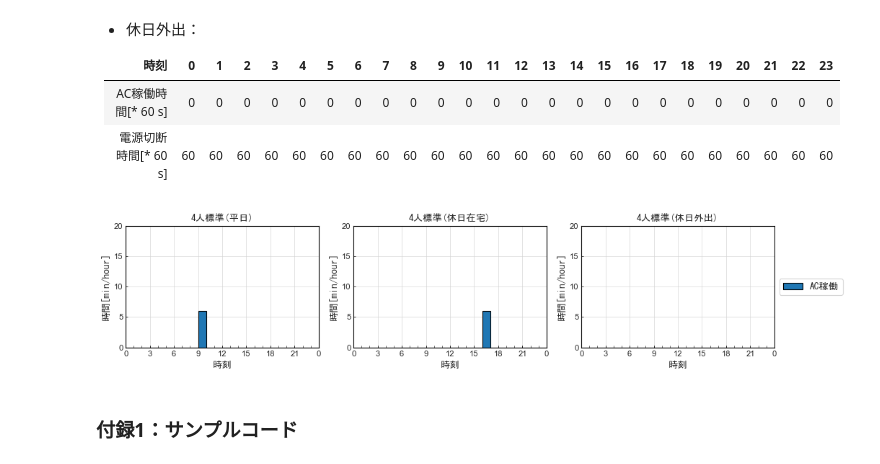
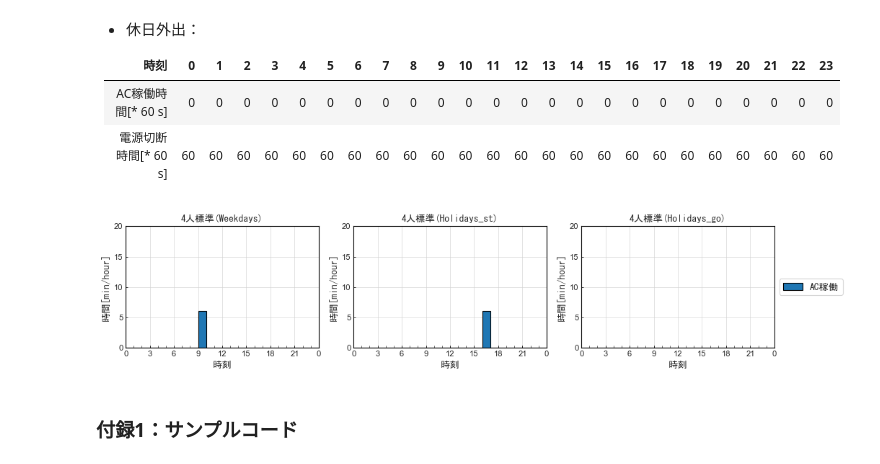
Before and after one commit to HiromiHabara/Jiritsu-EnergyUseOfApp, a Jupyter notebook: iron.ipynb, the cells around one changed output. Saved outputs shown, nothing was run; the diff lists cells and outputs as text; code cells hidden in the pictures.

Commit message:
Change code in plot_hourly_bar_char
plot_hourly_bar_charのコードを変更。

```diff
--- a/iron.ipynb
+++ b/iron.ipynb
@@ -209,19 +209,19 @@ Spec = {'Iron00':{'Prtd_opg':1400}}
 |電源切断時間[\* 60 s] | 60| 60| 60| 60| 60| 60| 60| 60| 60| 60| 60| 60| 60| 60| 60| 60| 60| 60| 60| 60| 60| 60| 60| 60|
 # %%
 # 機器使用スケジュール：4人標準世帯_AC接続下での稼働時間[s]
-schd_ac_opg_4p_std = { 'weekdays'    : [0]* 9 + [360]*1 + [0]*14,
-                       'holidays_st' : [0]*16 + [360]*1 + [0]* 7,
-                       'holidays_go' : [0]*24
+schd_ac_opg_4p_std = { 'Weekdays'    : [0]* 9 + [360]*1 + [0]*14,
+                       'Holidays_st' : [0]*16 + [360]*1 + [0]* 7,
+                       'Holidays_go' : [0]*24
                      }
 # %%
-def plot_hourly_bar_chart(fig_title, y_value_set, y_value_set_name_p, y_value_set_name_s, category_label,
+def plot_hourly_bar_chart(fig_title, y_value_set, y_value_set_name_p, y_value_set_names_s, category_labels,
                           y_label, y_lower, y_upper, y_interval, y_convert_unit):
     '''横軸が時刻（1時間間隔、0～23時間）の棒グラフを作成する'''
     # fig_title：図のタイトル
     # y_value_set：y軸の値
     # y_value_set_name_p：y軸の値のデータセット名（主）
-    # y_value_set_name_s：y軸の値のデータセット名（副）
-    # category_label：カテゴリーのラベル
+    # y_value_set_names_s：y軸の値のデータセット名（副）
+    # category_labels：カテゴリーのラベル
     # y_label：y軸のラベル
     # y_lower：y軸の表示の下限
     # y_ upper：y軸の表示の上限
@@ -237,27 +237,20 @@ def plot_hourly_bar_chart(fig_title, y_value_set, y_value_set_name_p, y_value_se
     # サブプロットの作成
     plt.figure(figsize=(12, 3), dpi=80)
 
-    for icolumn, chart_title in enumerate(chart_titles):
-        schedulename = {
-            0 : 'weekdays',
-            1 : 'holidays_st',
-            2 : 'holidays_go'
-        }[icolumn]
+    for iplotw, y_value_set_name_s in enumerate(y_value_set_names_s):
         # サブプロットの指定
-        ax = plt.subplot2grid((1, len(chart_titles)), (0, icolumn))
+        ax = plt.subplot2grid((1, len(y_value_set_names_s)), (0, iplotw))
 
         # 棒グラフの作成
-        # x軸の値（項目ごと）
+        # x軸の値
         x_value = np.array([k for k in range(24)])
-
-        y_value_isource = y_value_set.ac
-        y_value_isource_istatus = y_value_isource.opg
-        y_value_daily = np.array( y_value_isource_istatus[schedulename]) * y_convert_unit
-        if len(y_value_daily) > 0:
-            ax.bar(x_value, y_value_daily, align='edge', width=1.0, edgecolor='black', label=category_label[0])
+        # y軸の値
+        y_value = np.array(y_value_set[y_value_set_name_s]) * y_convert_unit
+        if len(y_value) > 0:
+            ax.bar(x_value, y_value, align='edge', width=1.0, edgecolor='black', label=category_labels[0])
 
         # グラフのタイトル
-        ax.set_title(y_value_set_name +'(' + chart_title + ')' , fontdict={'fontproperties':fp})
+        ax.set_title(y_value_set_name_p +'(' + y_value_set_name_s + ')' , fontdict={'fontproperties':fp})
 
         # x軸
         # タイトル
@@ -302,13 +295,14 @@ def plot_hourly_bar_chart(fig_title, y_value_set, y_value_set_name_p, y_value_se
     plt.show()
 # %%
 # 機器使用スケジュールの確認
-draw_hourly_bar_chart(schd_ac_opg_4p_std,
+plot_hourly_bar_chart('使用スケジュール',
+                      schd_ac_opg_4p_std,
                       '4人標準',
-                      {'Weekdays':'平日', 'Holidays_st':'休日在宅', 'Holidays_go':'休日外出'},
-                      {'opg':'AC稼働'},
+                      ['Weekdays', 'Holidays_st', 'Holidays_go'],
+                      ['AC稼働'],
                        "時間[min/hour]",  0, 20, 5, 1/60)
 # %% [output]
-[figure, old version]
+[figure, new version]
 # %% [markdown]
 ### 付録1：サンプルコード
 # %% [markdown]
```
Also changed, not shown: parts of 3 cells of this notebook.
